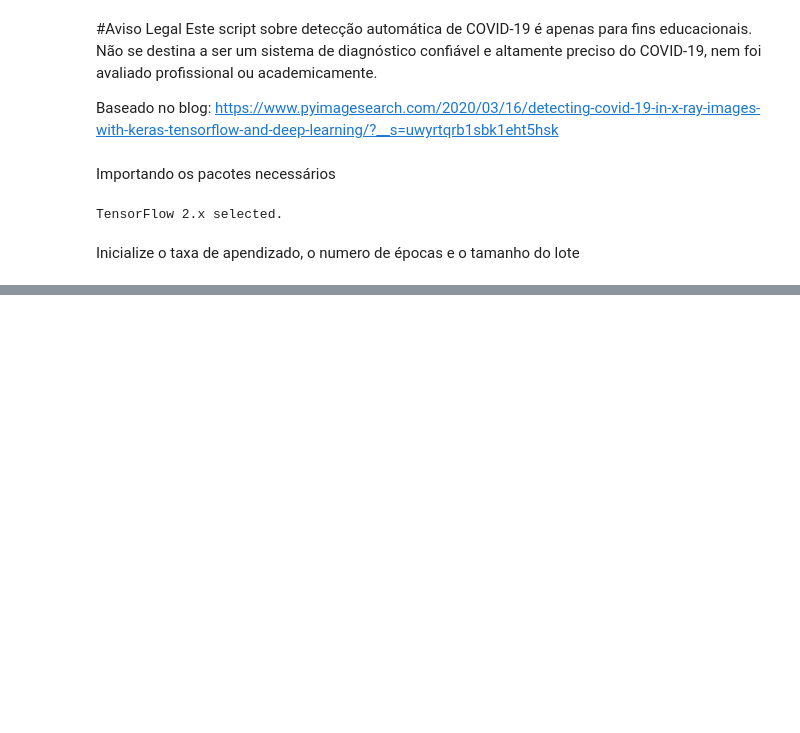
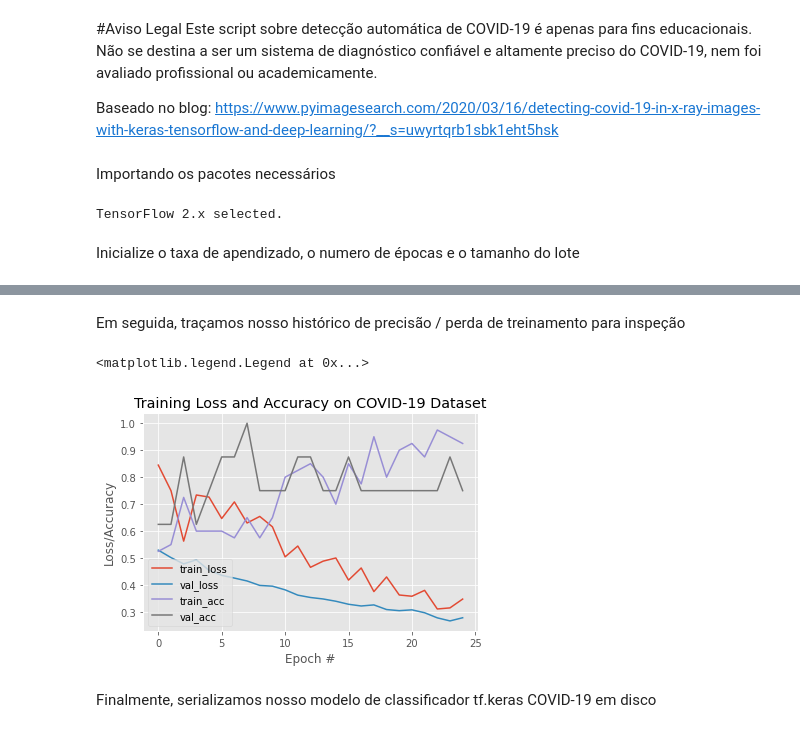
Before and after one commit to titocampos/estudo-crm, a Jupyter notebook: Redes_Convolucionais_2.ipynb, the cells around one changed output, grey strips where cells are left out. Saved outputs shown, nothing was run; the diff lists cells and outputs as text; code cells hidden in the pictures; blank space fills up the shorter version.

```diff
--- a/Redes_Convolucionais_2.ipynb
+++ b/Redes_Convolucionais_2.ipynb
@@ -62,0 +88,15 @@ labels = np.array(labels)
+# %%
+# Carrega a rede VGG16, garantindo que a ultima camada seja deixados de fora
+baseModel = VGG16(weights="imagenet", include_top=False, input_tensor=Input(shape=(224, 224, 3)))
+# Construimos nosso modelo de cassificação
+headModel = baseModel.output
+headModel = AveragePooling2D(pool_size=(4, 4))(headModel)
+headModel = Flatten(name="flatten")(headModel)
+headModel = Dense(64, activation="relu")(headModel)
+headModel = Dropout(0.5)(headModel)
+headModel = Dense(2, activation="softmax")(headModel)
+# Mesclamos os 2 modelos para treinamento
+model = Model(inputs=baseModel.input, outputs=headModel)
+# Congelamos as camadas do modelo principal, para que eles *não* sejam atualizados durante o processo de treinamento
+for layer in baseModel.layers:
+	layer.trainable = False
@@ -62,0 +105,11 @@ labels = np.array(labels)
+# %%
+# Compile o modelo
+opt = Adam(lr=INIT_LR, decay=INIT_LR / EPOCHS)
+model.compile(loss="binary_crossentropy", optimizer=opt, metrics=["accuracy"])
+# Inicie o treinamento
+#H = model.fit()
+H = model.fit_generator(trainAug.flow(trainX, trainY, batch_size=BS),
+	steps_per_epoch=len(trainX) // BS,
+	validation_data=(testX, testY),
+	validation_steps=len(testX) // BS,
+	epochs=EPOCHS)
@@ -62,0 +162,20 @@ labels = np.array(labels)
+# %% [markdown]
+Em seguida, traçamos nosso histórico de precisão / perda de treinamento para inspeção
+# %%
+# plot the training loss and accuracy
+N = EPOCHS
+plt.style.use("ggplot")
+plt.figure()
+plt.plot(np.arange(0, N), H.history["loss"], label="train_loss")
+plt.plot(np.arange(0, N), H.history["val_loss"], label="val_loss")
+plt.plot(np.arange(0, N), H.history["accuracy"], label="train_acc")
+plt.plot(np.arange(0, N), H.history["val_accuracy"], label="val_acc")
+plt.title("Training Loss and Accuracy on COVID-19 Dataset")
+plt.xlabel("Epoch #")
+plt.ylabel("Loss/Accuracy")
+plt.legend(loc="lower left")
+# %% [output]
+<matplotlib.legend.Legend at 0x...>
+[figure, added]
+# %% [markdown]
+Finalmente, serializamos nosso modelo de classificador tf.keras COVID-19 em disco
```
Also changed, not shown: parts of 15 cells of this notebook.
